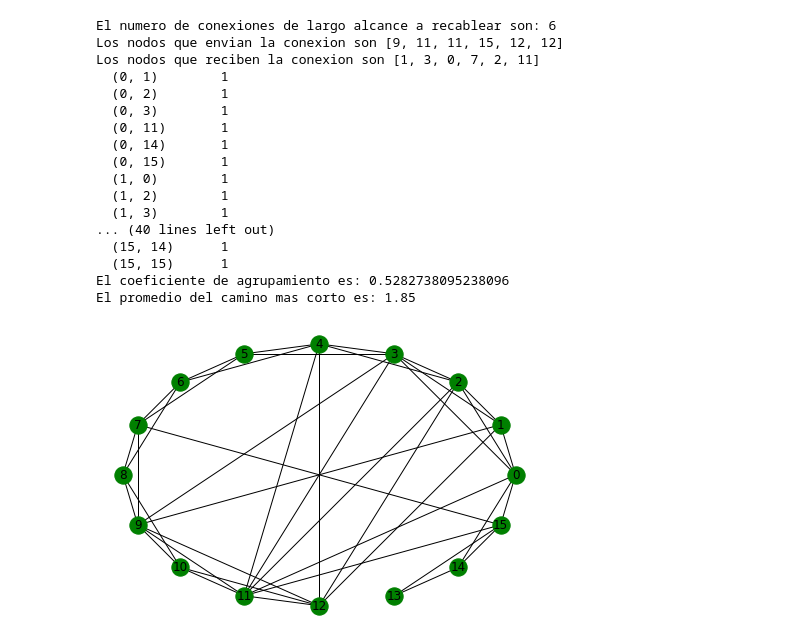
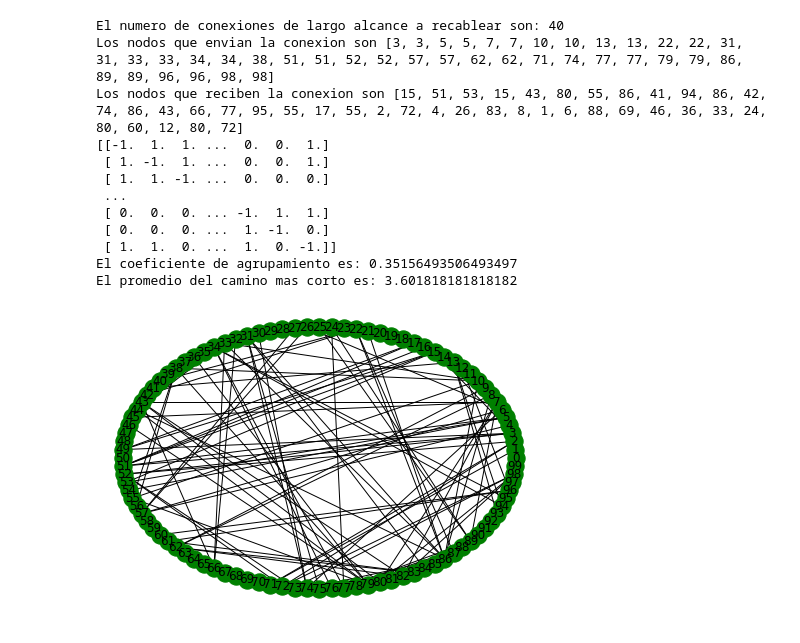
Before and after one commit to ErnestoCisnero/Probando-NetworkX-Tesis-Maestria, a Jupyter notebook: sanchez.ipynb, the cells around one changed output. Saved outputs shown, nothing was run; the diff lists cells and outputs as text; code cells hidden in the pictures.

Commit message:
funcion de matriz de acoplamiento agregada

```diff
--- a/sanchez.ipynb
+++ b/sanchez.ipynb
@@ -6,4 +1,11 @@ opts = {"with_labels": True, "node_color":'g'}
 # %%
+import networkx as nx
+import random as rd
+import scipy as sp
+import numpy as np
+opts = {"with_labels": True, "node_color":'g'}
+
+
 #Funcion para seleccionar los nodos que se reconectan, a partir de nkp
 #ESTA FUNCION NO SE USA
 '''
@@ -73,34 +75,46 @@ def new_conn_R(G,nodes_senders,nodes_receivers):
         neighbors = get_neighbors(G, nodes_senders[i])
         G.add_edge(nodes_receivers[i], neighbors[rd.randint(0,len(neighbors)-1)])
     return G
+
+
+#Matriz de acoplamiento
+def matriz_acoplaminento(G):
+    ma = np.zeros([len(G),len(G)])
+    for nodo in G:
+        for i in range(0,len(G)):
+            if nodo != i:
+                if G.has_edge(nodo,i):
+                    ma[nodo,i] = 1
+                else:
+                    ma[nodo,i] = 0
+            else:
+                ma[nodo,i] = -1
+    return ma
 # %%
-n,k,p  = 16,2,0.2
+n,k,p  = 100,2,0.2
 G = create_regular_network(n,k,p)
 G,nodes_senders,nodes_receivers = connect_nodes(G, n,k,p)
 if len(nodes_receivers) != round(n*k*p):
-    raise Exception("No se generaron las nkp conexiones, considere simular nuevamente")
+    raise Exception("No se generaron las nkp conexiones requeridas, considere simular nuevamente")
 G = new_conn_S(G,nodes_senders,nodes_receivers)
 G = new_conn_R(G,nodes_senders,nodes_receivers)
-print(nx.adjacency_matrix(G))
+ma = matriz_acoplaminento(G)
+print(ma)
+
 print("El coeficiente de agrupamiento es:",nx.algorithms.average_clustering(G))
 print("El promedio del camino mas corto es:",nx.average_shortest_path_length(G))
 nx.draw_circular(G,**opts)
 # %% [output]
-El numero de conexiones de largo alcance a recablear son: 6
-Los nodos que envian la conexion son [9, 11, 11, 15, 12, 12]
-Los nodos que reciben la conexion son [1, 3, 0, 7, 2, 11]
-  (0, 1)        1
-  (0, 2)        1
-  (0, 3)        1
-  (0, 11)       1
-  (0, 14)       1
-  (0, 15)       1
-  (1, 0)        1
-  (1, 2)        1
-  (1, 3)        1
-... (40 lines left out)
-  (15, 14)      1
-  (15, 15)      1
-El coeficiente de agrupamiento es: 0.5282738095238096
-El promedio del camino mas corto es: 1.85
+El numero de conexiones de largo alcance a recablear son: 40
+Los nodos que envian la conexion son [3, 3, 5, 5, 7, 7, 10, 10, 13, 13, 22, 22, 31, 31, 33, 33, 34, 34, 38, 51, 51, 52, 52, 57, 57, 62, 62, 71, 74, 77, 77, 79, 79, 86, 89, 89, 96, 96, 98, 98]
+Los nodos que reciben la conexion son [15, 51, 53, 15, 43, 80, 55, 86, 41, 94, 86, 42, 74, 86, 43, 66, 77, 95, 55, 17, 55, 2, 72, 4, 26, 83, 8, 1, 6, 88, 69, 46, 36, 33, 24, 80, 60, 12, 80, 72]
+[[-1.  1.  1. ...  0.  0.  1.]
+ [ 1. -1.  1. ...  0.  0.  1.]
+ [ 1.  1. -1. ...  0.  0.  0.]
+ ...
+ [ 0.  0.  0. ... -1.  1.  1.]
+ [ 0.  0.  0. ...  1. -1.  0.]
+ [ 1.  1.  0. ...  1.  0. -1.]]
+El coeficiente de agrupamiento es: 0.35156493506493497
+El promedio del camino mas corto es: 3.601818181818182
-[figure, old version]
+[figure, new version]
```
Also changed, not shown: parts of 1 cell of this notebook, 2 other files.
